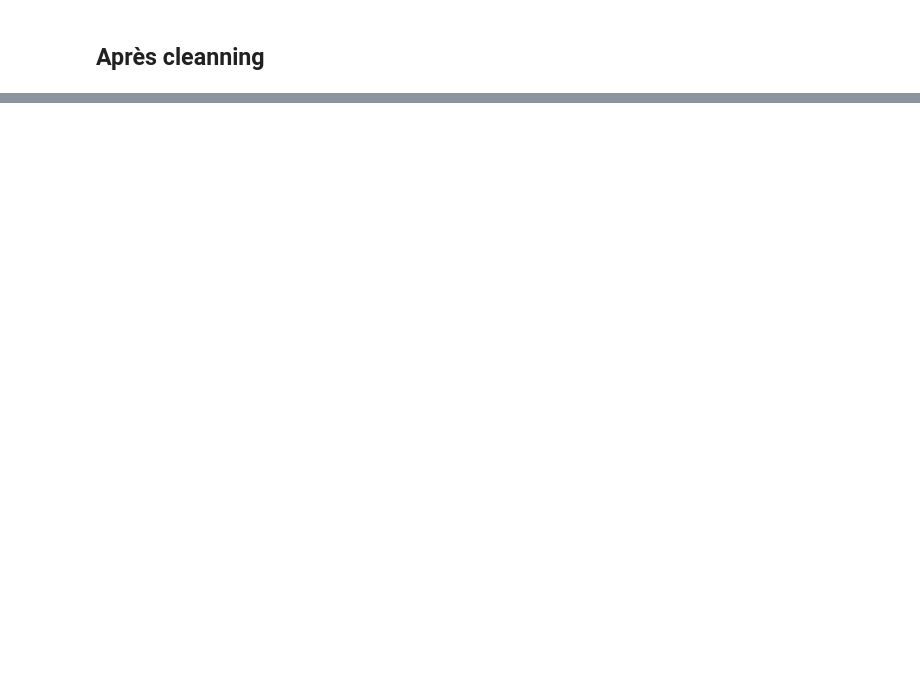
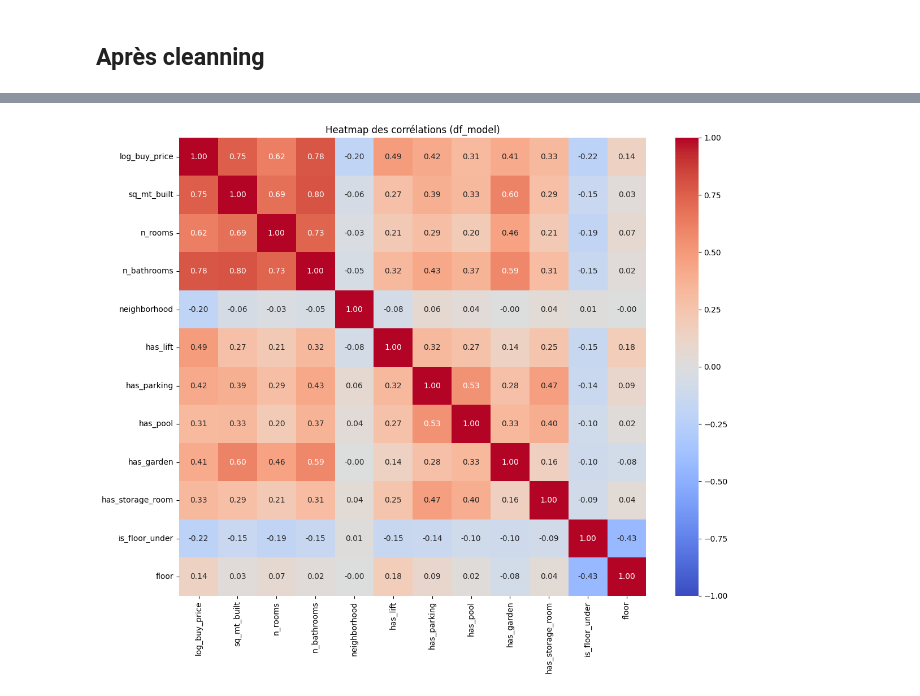
Before and after one commit to bruno-coulet/apartment-hunter, a Jupyter notebook: analysis.ipynb, the cells around one changed output, grey strips where cells are left out. Cells and saved outputs as stored; diff of their text form; code cells hidden in the pictures; blank space fills up the shorter version.

```diff
--- a/analysis.ipynb
+++ b/analysis.ipynb
@@ -155,0 +309,14 @@ plt.show()
+# %%
+features = [
+    "log_buy_price",
+    "sq_mt_built", "n_rooms", "n_bathrooms",
+    "neighborhood",
+    "has_lift", "has_parking", "has_pool", "has_garden", "has_storage_room",
+    "is_floor_under",
+    "floor"
+]
+
+# garder uniquement celles qui existent
+features = [c for c in features if c in df.columns]
+
+df_model = df[features].copy()
@@ -155,0 +336,10 @@ plt.show()
+# %%
+corr = df_model.select_dtypes(include=[np.number]).corr()
+
+plt.figure(figsize=(12, 10))
+sns.heatmap(corr, annot=True, fmt=".2f", vmin=-1, vmax=1, cmap="coolwarm")
+plt.title("Heatmap des corrélations (df_model)")
+plt.tight_layout()
+plt.show()
+# %% [output]
+[figure, added]
```
Also changed, not shown: parts of 35 cells of this notebook, 3 other files.
